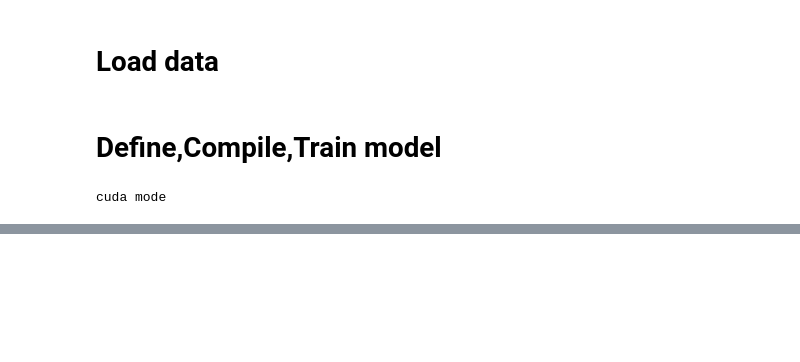
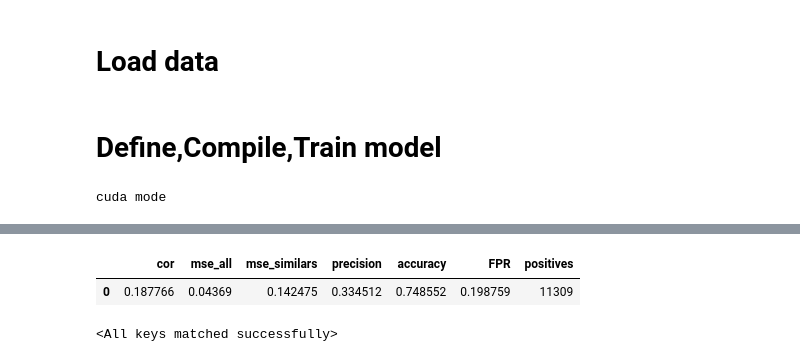
Before and after one commit to NickMeim/deepSIBA_pytorch, a Jupyter notebook: colab_notebook_deepsiba.ipynb, the cells around one changed output, grey strips where cells are left out. Cells and saved outputs as stored; diff of their text form; code cells hidden in the pictures; blank space fills up the shorter version.

```diff
--- a/colab_notebook_deepsiba.ipynb
+++ b/colab_notebook_deepsiba.ipynb
@@ -318,0 +380,40 @@ for epoch in range(NUM_EPOCHS):
+# %%
+def predict():
+  with torch.no_grad():
+    deepsiba.eval()
+    y_pred1=[]
+    y_pred2=[]
+    for atom1,bond1,edge1,atom2,bond2,edge2,y_true in eval_data_iterator:
+
+      y_pred = deepsiba(atom1,bond1,edge1,atom2,bond2,edge2)
+      y_pred = y_pred.cpu().numpy()
+      #y_pred=y_pred.to('cpu')
+      y_pred1=y_pred1+list(y_pred[:,0])
+      y_pred2=y_pred2+list(y_pred[:,1])
+
+  #y_pred1=torch.cat(y_pred1,dim=0)
+  #y_pred2=torch.cat(y_pred2,dim=0)
+
+  return y_pred1,y_pred2
+# %%
+eval_data_iterator = tqdm(eval_loader,
+                          leave=True,
+                          unit='batch')
+y_pred1,y_pred2=predict()
+##kanta numpy arrays meta
+# %%
+y_pred1=np.array(y_pred1)
+y_pred2=np.array(y_pred2)
+# %%
+if (len(y_pred1[np.where(y_pred1 <= train_params["prec_threshold"])])>0):
+  get = model_evaluate(y_pred1,Y_cold,train_params["prec_threshold"],df_cold)
+  #get.to_csv(train_params["output_dir"] + "/" + "fold_%s/performance/"%i + "model_%s.csv"%n)
+# %%
+get
+# %% [output]
+|  | cor | mse_all | mse_similars | precision | accuracy | FPR | positives |
+| 0 | 0.187766 | 0.04369 | 0.142475 | 0.334512 | 0.748552 | 0.198759 | 11309 |
+# %%
+deepsiba.load_state_dict(torch.load('mymodel.pth'))
+# %% [output]
+<All keys matched successfully>
```
Also changed, not shown: parts of 13 cells of this notebook, 7 other files.
